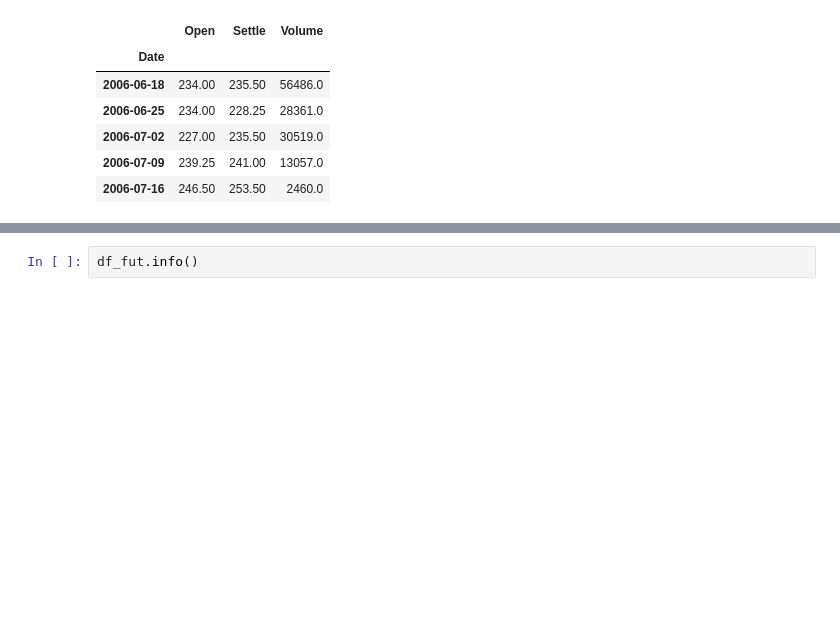
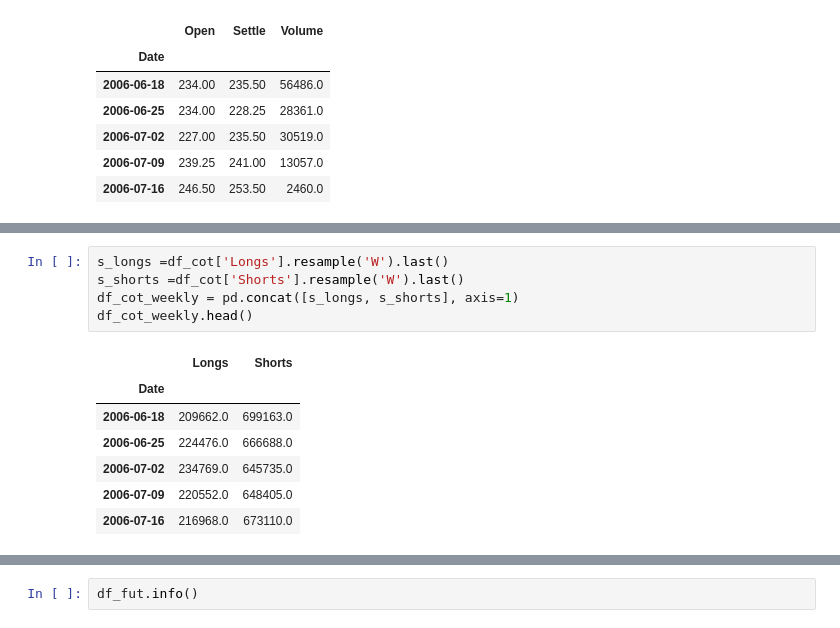
Before and after one commit to zmarozas/machine-learning, a Jupyter notebook: udacity-mlnd/grains_futures_prices_prognosticator/grains_futures_prices_prognosticator.ipynb, the cells around one changed output, grey strips where cells are left out. Drawn from its saved outputs; the diff is of its cells as text; blank space fills up the shorter version.

```diff
--- a/udacity-mlnd/grains_futures_prices_prognosticator/grains_futures_prices_prognosticator.ipynb
+++ b/udacity-mlnd/grains_futures_prices_prognosticator/grains_futures_prices_prognosticator.ipynb
@@ -79,0 +96,13 @@ df_fut_weekly.head()
+# %%
+s_longs =df_cot['Longs'].resample('W').last()
+s_shorts =df_cot['Shorts'].resample('W').last()
+df_cot_weekly = pd.concat([s_longs, s_shorts], axis=1)
+df_cot_weekly.head()
+# %% [output]
+|  | Longs | Shorts |
+| Date |  |  |
+| 2006-06-18 | 209662.0 | 699163.0 |
+| 2006-06-25 | 224476.0 | 666688.0 |
+| 2006-07-02 | 234769.0 | 645735.0 |
+| 2006-07-09 | 220552.0 | 648405.0 |
+| 2006-07-16 | 216968.0 | 673110.0 |
```
Also changed, not shown: parts of 6 cells of this notebook, 1 other file.
